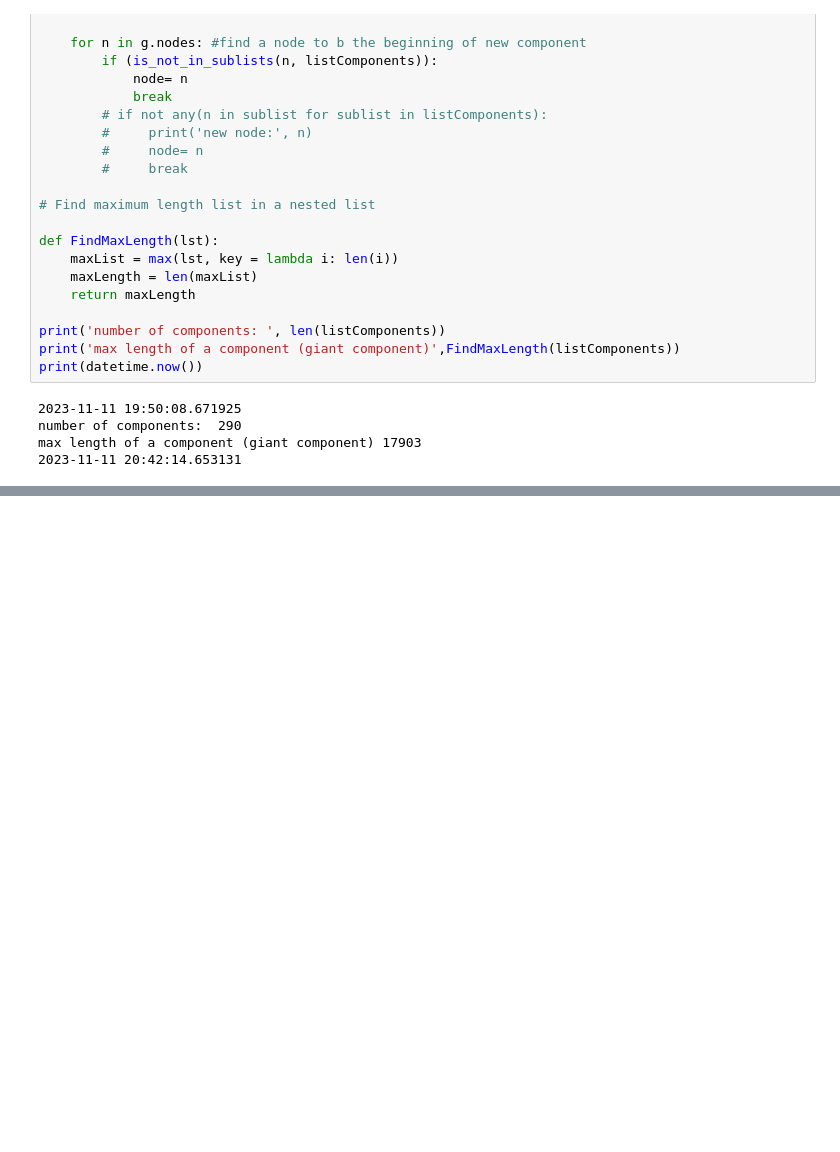
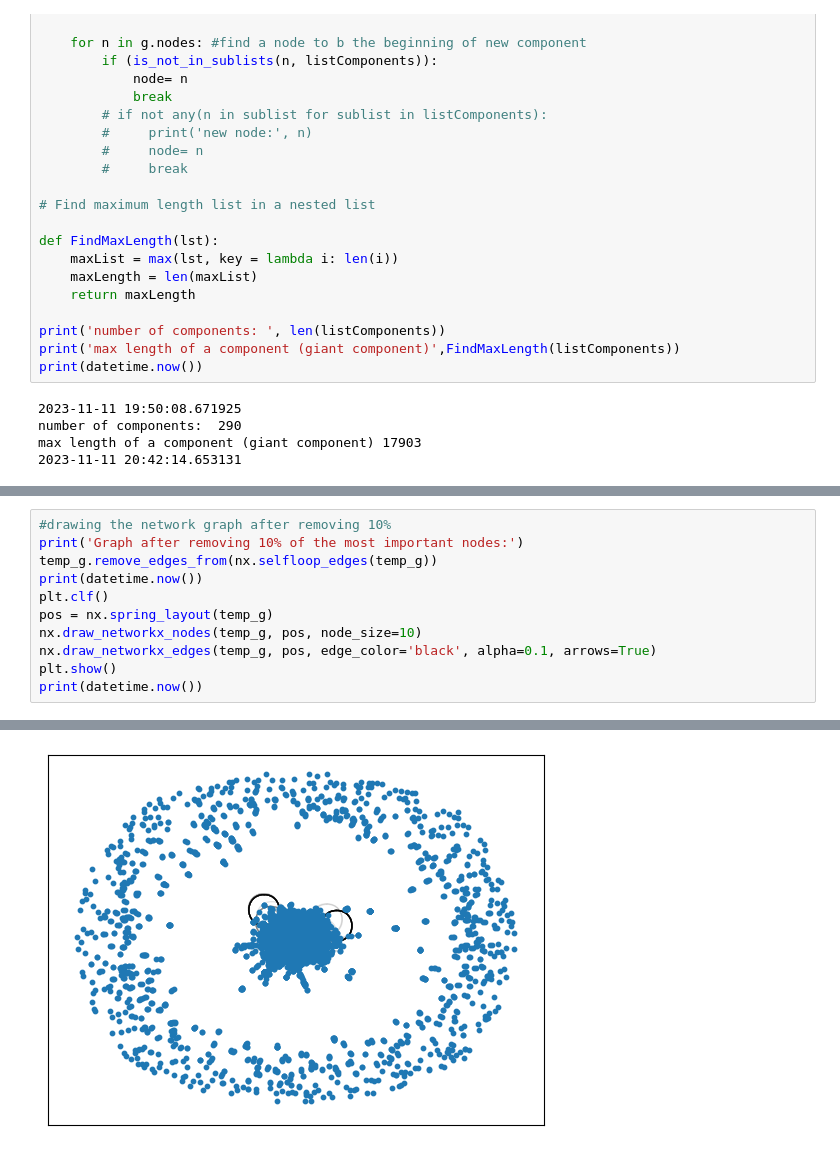
Before and after one commit to batouldiab/collaboration-astroph-network, a Jupyter notebook: astroph-network.ipynb, the cells around one changed output, grey strips where cells are left out. Drawn from its saved outputs; the diff is of its cells as text; blank space fills up the shorter version.

```diff
--- a/astroph-network.ipynb
+++ b/astroph-network.ipynb
@@ -406,0 +450,12 @@ max length of a component (giant component) 17903
+# %%
+#drawing the network graph after removing 10%
+print('Graph after removing 10% of the most important nodes:')
+temp_g.remove_edges_from(nx.selfloop_edges(temp_g))
+print(datetime.now())
+plt.clf()
+pos = nx.spring_layout(temp_g)
+nx.draw_networkx_nodes(temp_g, pos, node_size=10)
+nx.draw_networkx_edges(temp_g, pos, edge_color='black', alpha=0.1, arrows=True)
+plt.show()
+print(datetime.now())
+# %% [output]
@@ -406,0 +464 @@ max length of a component (giant component) 17903
+[figure, added]
```
Also changed, not shown: parts of 3 cells of this notebook.
